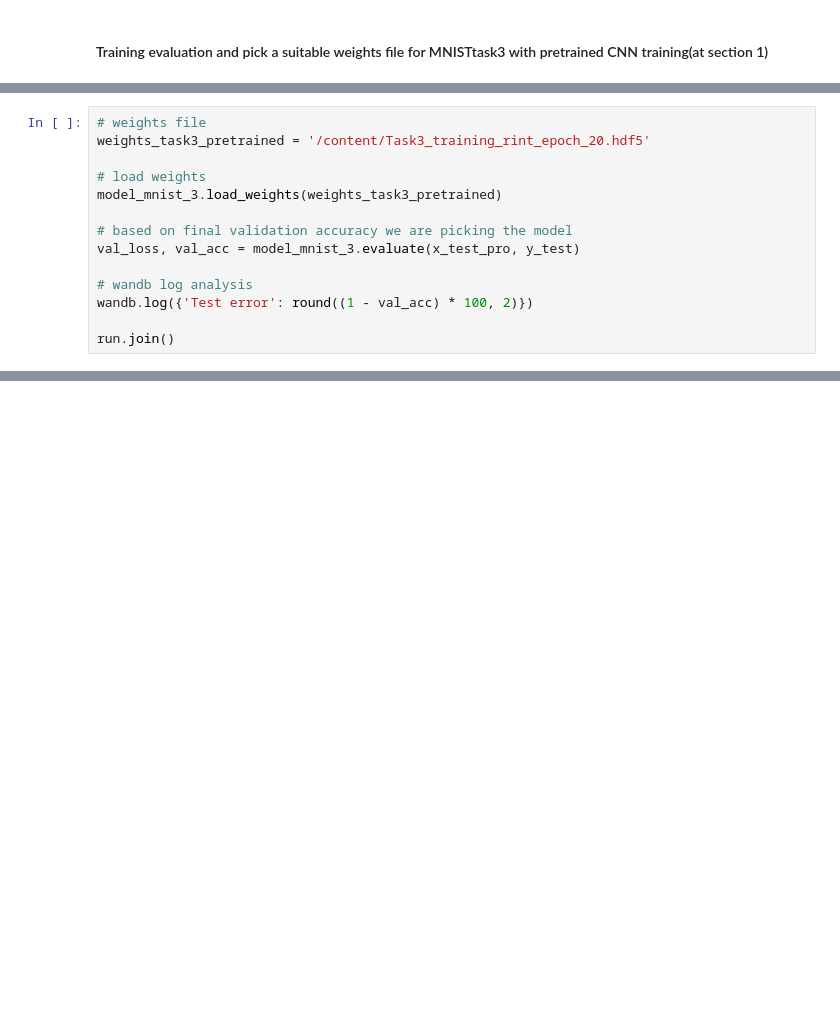
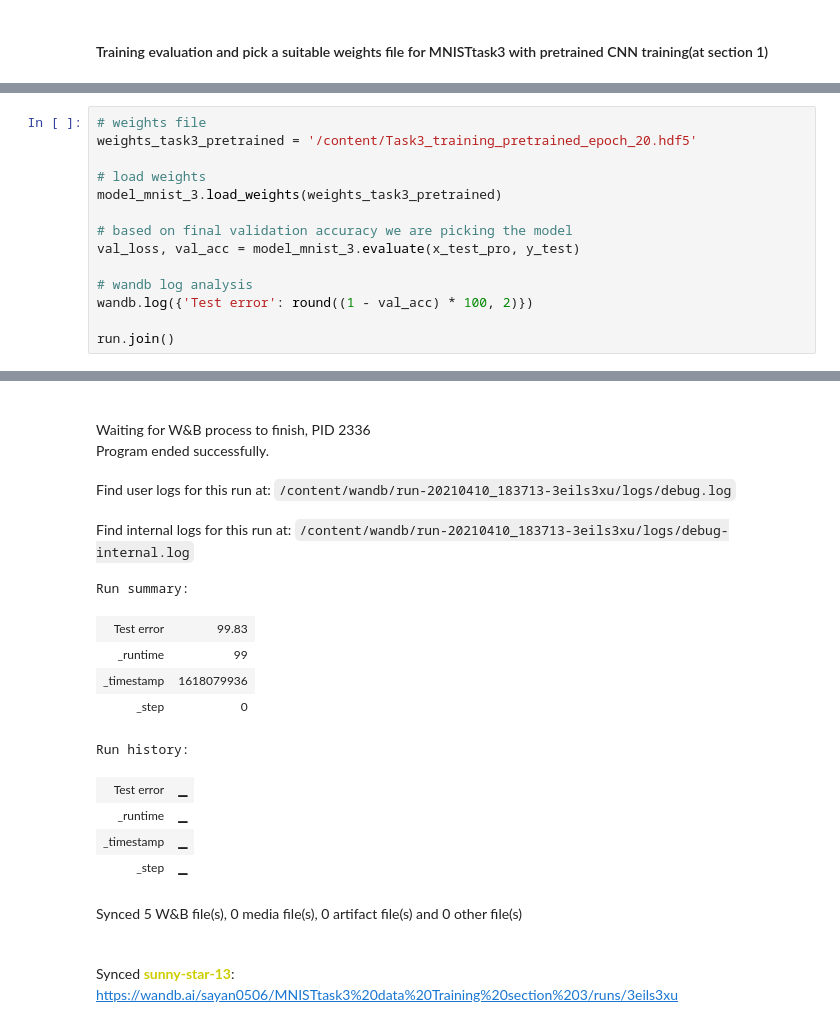
Before and after one commit to sayan0506/Comparative-STudy-of-Effect-of-Transfer-Learning-om-Different-Handwritten-Digit-Datasets-using-WandB, a Jupyter notebook: IIITD_assignment_task_2_test_script.ipynb, the cells around one changed output, grey strips where cells are left out. Cells and saved outputs as stored; diff of their text form; blank space fills up the shorter version.

```diff
--- a/IIITD_assignment_task_2_test_script.ipynb
+++ b/IIITD_assignment_task_2_test_script.ipynb
@@ -2354,6 +2415,6 @@ run = wandb.init(project = 'MNISTtask3 data Training section 3',
 # %%
 # weights file
-weights_task3_pretrained = '/content/Task3_training_rint_epoch_20.hdf5'
+weights_task3_pretrained = '/content/Task3_training_pretrained_epoch_20.hdf5'
 
 # load weights
 model_mnist_3.load_weights(weights_task3_pretrained)
@@ -2365,3 +2426,4 @@ val_loss, val_acc = model_mnist_3.evaluate(x_test_pro, y_test)
 wandb.log({'Test error': round((1 - val_acc) * 100, 2)})
 
 run.join()
+# %% [output]
@@ -2367,0 +2431,16 @@ run.join()
+Waiting for W&B process to finish, PID 2336
+Program ended successfully.
+Find user logs for this run at: /content/wandb/run-20210410_183713-3eils3xu/logs/debug.log
+Find internal logs for this run at: /content/wandb/run-20210410_183713-3eils3xu/logs/debug-internal.log
+Run summary:
+| Test error | 99.83 |
+| _runtime | 99 |
+| _timestamp | 1618079936 |
+| _step | 0 |
+Run history:
+| Test error | ▁ |
+| _runtime | ▁ |
+| _timestamp | ▁ |
+| _step | ▁ |
+Synced 5 W&B file(s), 0 media file(s), 0 artifact file(s) and 0 other file(s)
+Synced sunny-star-13: https://wandb.ai/sayan0506/MNISTtask3%20data%20Training%20section%203/runs/3eils3xu
```
Also changed, not shown: parts of 15 cells of this notebook.
